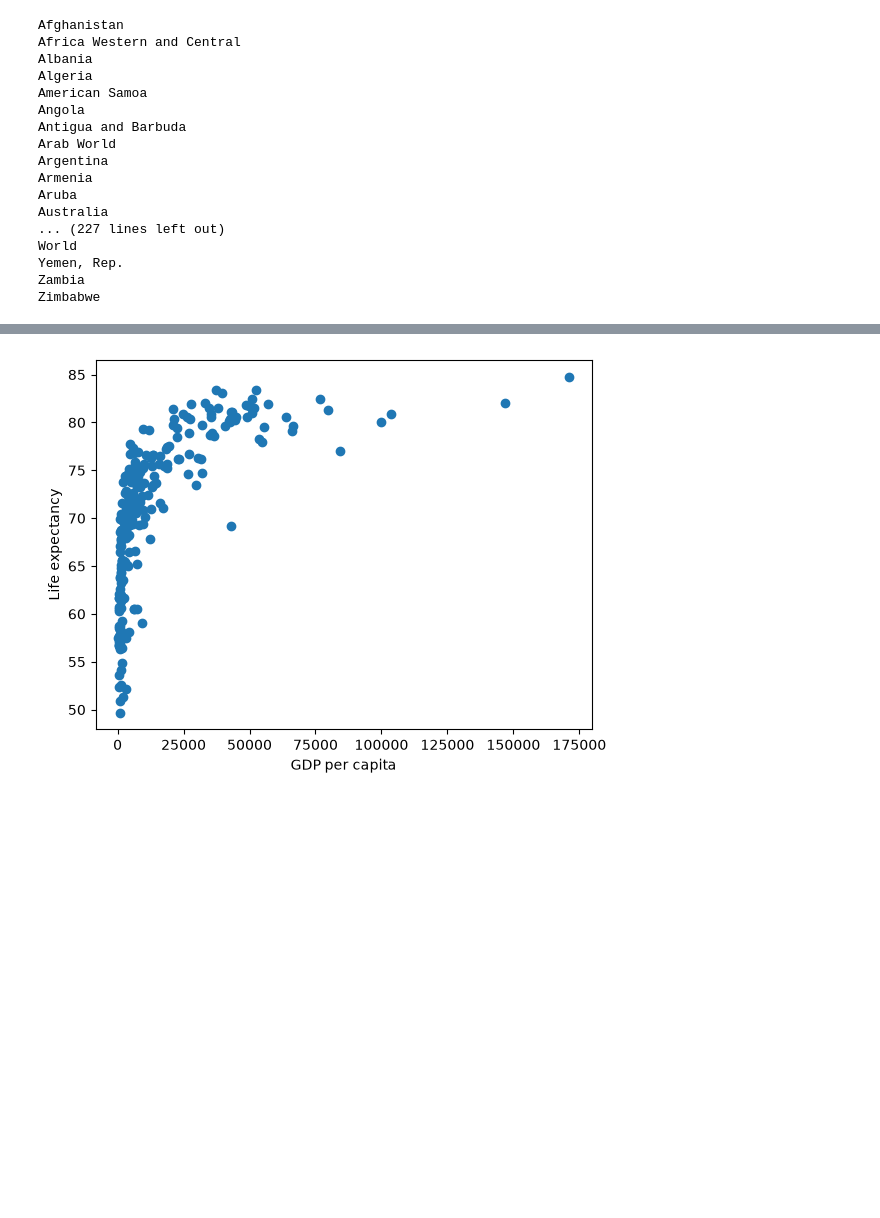
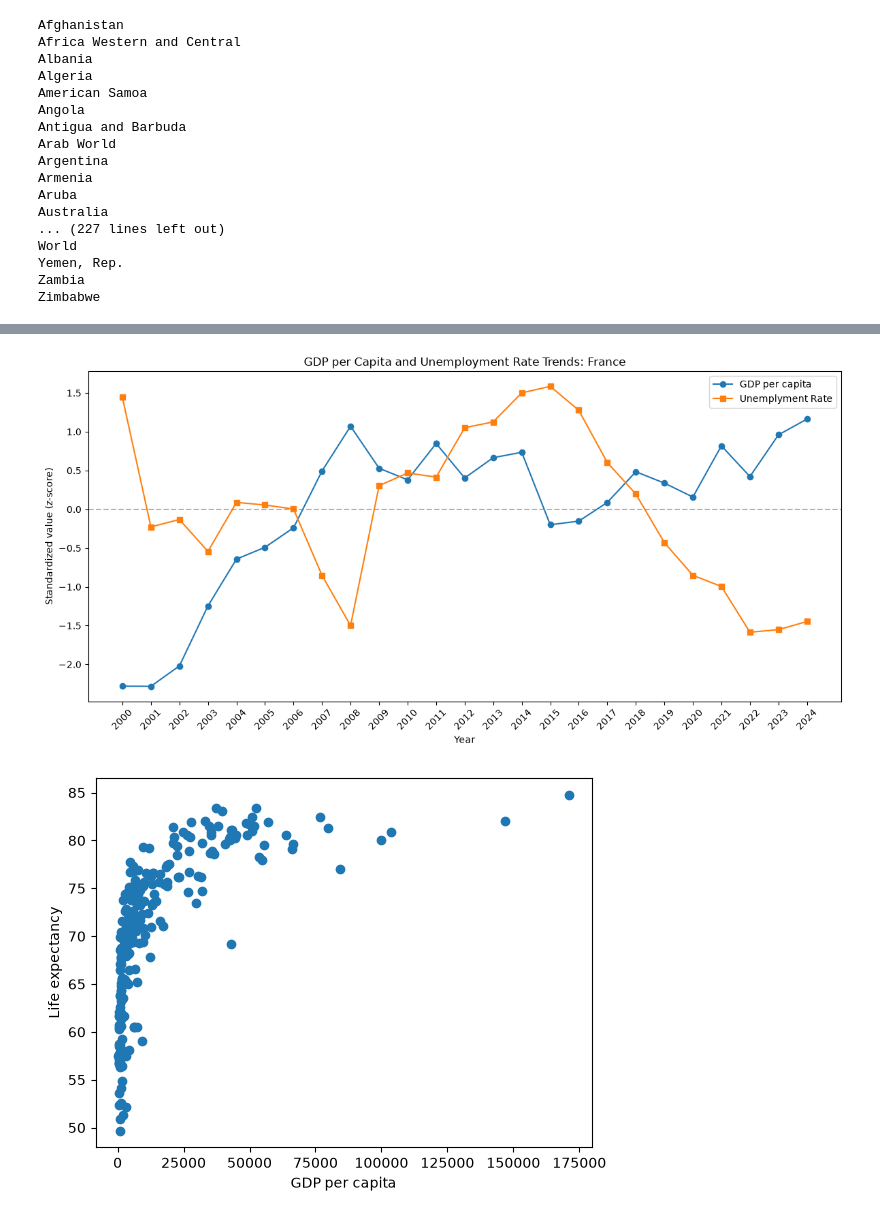
Before and after one commit to AkotoChristine/PDA_Assignment_2-, a Jupyter notebook: eda.ipynb, the cells around one changed output, grey strips where cells are left out. Saved outputs shown, nothing was run; the diff lists cells and outputs as text; code cells hidden in the pictures; blank space fills up the shorter version.

```diff
--- a/eda.ipynb
+++ b/eda.ipynb
@@ -227,35 +235,38 @@ plt.show()
 # %%
-# Bonus: Within each country, how do changes in GDP per capita relate to changes in life expectancy?
+# Bonus: Within each country, how do changes in  unemployment rate relate to changes in GDP per capita?
 # Get the data
-UnEmpRate = df[df["series_name"] == ""].set_index(
-    "country_name"
-)[years]
+unempRate = df[
+    df["series_name"]
+    == "Unemployment, total (% of total labor force) (national estimate)"
+].set_index("country_name")[years]
 
-country = "Rwanda"
+country = "France"
 
 # Select country
 gdp_country = gdp.loc[country]
-life_country = lifeExp.loc[country]
+unemp_country = unempRate.loc[country]
 
 # Standardize within country (z-scores)
 gdp_z = (gdp_country - gdp_country.mean()) / gdp_country.std()
-life_z = (life_country - life_country.mean()) / life_country.std()
+unemp_z = (unemp_country - unemp_country.mean()) / unemp_country.std()
 
 # Plot
 plt.figure(figsize=(12, 6))
 
 plt.plot(years, gdp_z, marker="o", label="GDP per capita")
-plt.plot(years, life_z, marker="s", label="Life expectancy")
+plt.plot(years, unemp_z, marker="s", label="Unemplyment Rate")
 
 plt.axhline(0, color="gray", linestyle="--", alpha=0.6)
 
-plt.title(f"GDP per Capita and Life Expectancy Trends: {country}")
+plt.title(f"GDP per Capita and Unemployment Rate Trends: {country}")
 plt.xlabel("Year")
 plt.ylabel("Standardized value (z-score)")
 plt.xticks(rotation=45)
 plt.legend()
 plt.tight_layout()
 plt.show()
+# %% [output]
+[figure, added]
 # %%
 plt.scatter(data["GdpMean"], data["LifeExpectancyMean"])
 
```
Also changed, not shown: parts of 9 cells of this notebook.
